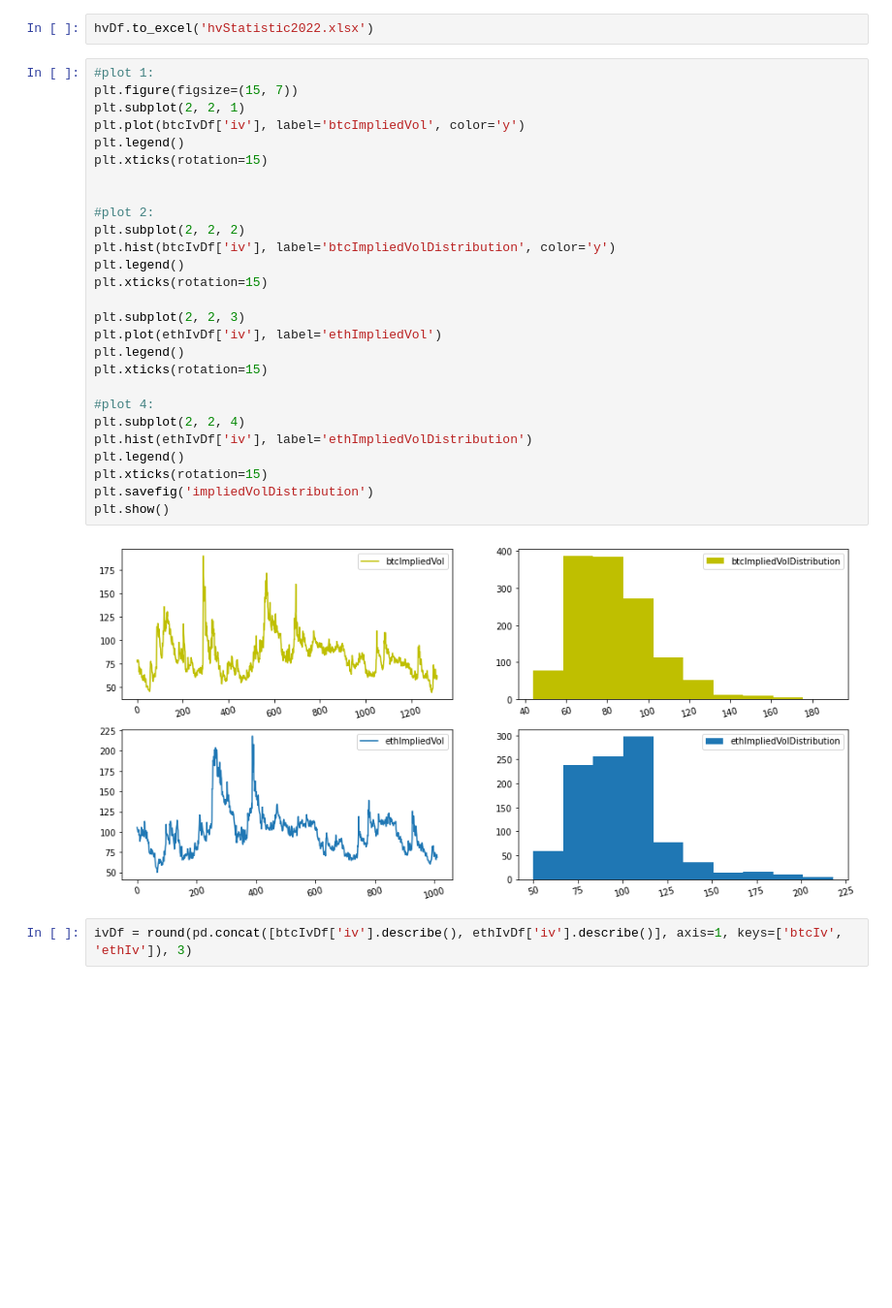
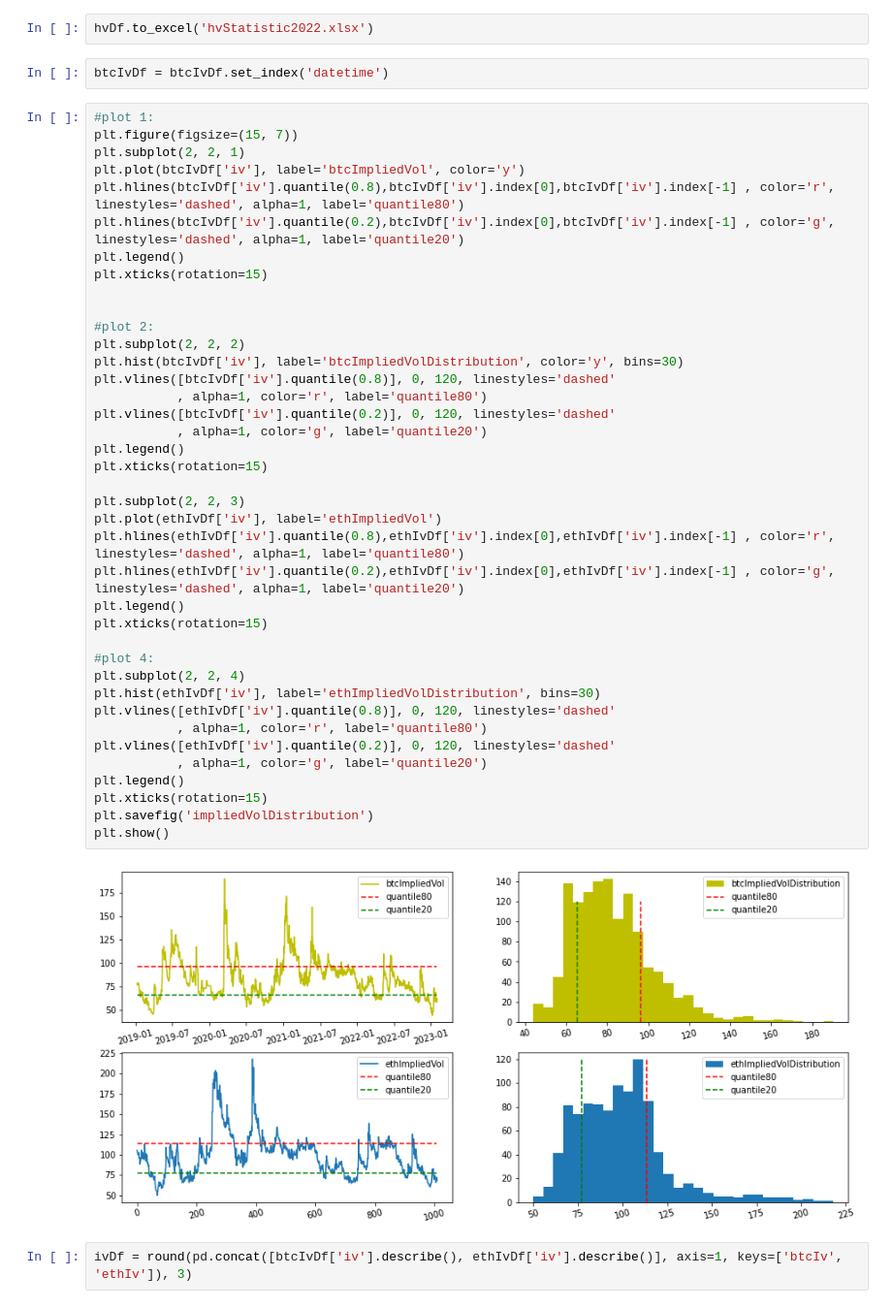
Before and after one commit to ChannelCMT/Crypto_DataAnalysis, a Jupyter notebook: weeklyReport/4_Volatility_and_ImpliedVolatility/Volatility_and ImpliedVolatility.ipynb, the cells around one changed output. Shown: that part at 97% size. Saved outputs shown, nothing was run; the diff lists cells and outputs as text; blank space fills up the shorter version.

Commit message:
add chart

```diff
--- a/weeklyReport/4_Volatility_and_ImpliedVolatility/Volatility_and ImpliedVolatility.ipynb
+++ b/weeklyReport/4_Volatility_and_ImpliedVolatility/Volatility_and ImpliedVolatility.ipynb
@@ -256,35 +280,49 @@ plt.show()
 hvDf = round(pd.concat([sampleVol['btc'].describe(), sampleVol['eth'].describe()], axis=1, keys=['btcHv', 'ethHv']), 3)
 # %%
 hvDf.to_excel('hvStatistic2022.xlsx')
+# %%
+btcIvDf = btcIvDf.set_index('datetime')
 # %%
 #plot 1:
 plt.figure(figsize=(15, 7))
 plt.subplot(2, 2, 1)
 plt.plot(btcIvDf['iv'], label='btcImpliedVol', color='y')
+plt.hlines(btcIvDf['iv'].quantile(0.8),btcIvDf['iv'].index[0],btcIvDf['iv'].index[-1] , color='r', linestyles='dashed', alpha=1, label='quantile80')
+plt.hlines(btcIvDf['iv'].quantile(0.2),btcIvDf['iv'].index[0],btcIvDf['iv'].index[-1] , color='g', linestyles='dashed', alpha=1, label='quantile20')
 plt.legend()
 plt.xticks(rotation=15)
 
 
 #plot 2:
 plt.subplot(2, 2, 2)
-plt.hist(btcIvDf['iv'], label='btcImpliedVolDistribution', color='y')
+plt.hist(btcIvDf['iv'], label='btcImpliedVolDistribution', color='y', bins=30)
+plt.vlines([btcIvDf['iv'].quantile(0.8)], 0, 120, linestyles='dashed'
+           , alpha=1, color='r', label='quantile80')
+plt.vlines([btcIvDf['iv'].quantile(0.2)], 0, 120, linestyles='dashed'
+           , alpha=1, color='g', label='quantile20')
 plt.legend()
 plt.xticks(rotation=15)
 
 plt.subplot(2, 2, 3)
 plt.plot(ethIvDf['iv'], label='ethImpliedVol')
+plt.hlines(ethIvDf['iv'].quantile(0.8),ethIvDf['iv'].index[0],ethIvDf['iv'].index[-1] , color='r', linestyles='dashed', alpha=1, label='quantile80')
+plt.hlines(ethIvDf['iv'].quantile(0.2),ethIvDf['iv'].index[0],ethIvDf['iv'].index[-1] , color='g', linestyles='dashed', alpha=1, label='quantile20')
 plt.legend()
 plt.xticks(rotation=15)
 
 #plot 4:
 plt.subplot(2, 2, 4)
-plt.hist(ethIvDf['iv'], label='ethImpliedVolDistribution')
+plt.hist(ethIvDf['iv'], label='ethImpliedVolDistribution', bins=30)
+plt.vlines([ethIvDf['iv'].quantile(0.8)], 0, 120, linestyles='dashed'
+           , alpha=1, color='r', label='quantile80')
+plt.vlines([ethIvDf['iv'].quantile(0.2)], 0, 120, linestyles='dashed'
+           , alpha=1, color='g', label='quantile20')
 plt.legend()
 plt.xticks(rotation=15)
 plt.savefig('impliedVolDistribution')
 plt.show()
 # %% [output]
-[figure, old version]
+[figure, new version]
 # %%
 ivDf = round(pd.concat([btcIvDf['iv'].describe(), ethIvDf['iv'].describe()], axis=1, keys=['btcIv', 'ethIv']), 3)
 # %%
```
Also changed, not shown: parts of 3 cells of this notebook, 8 other files.
